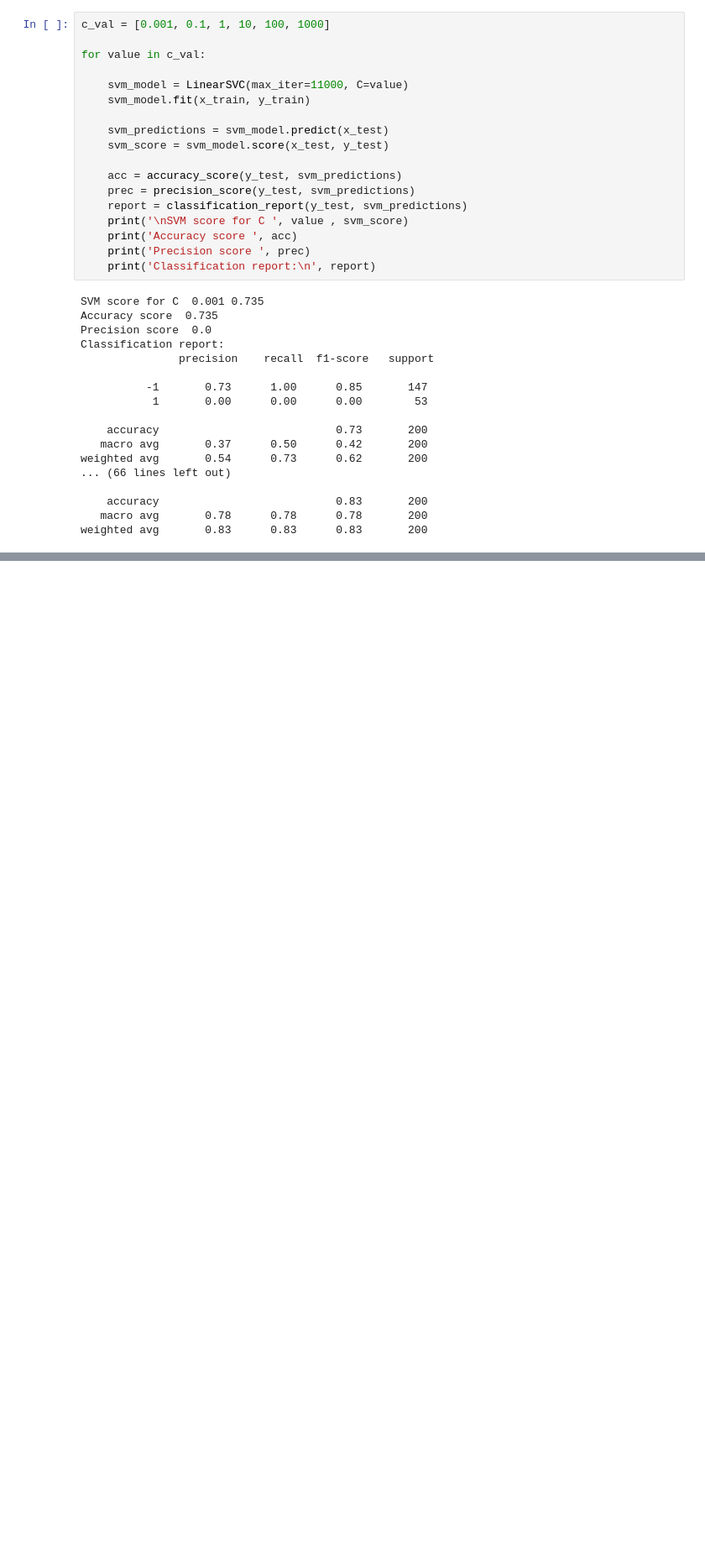
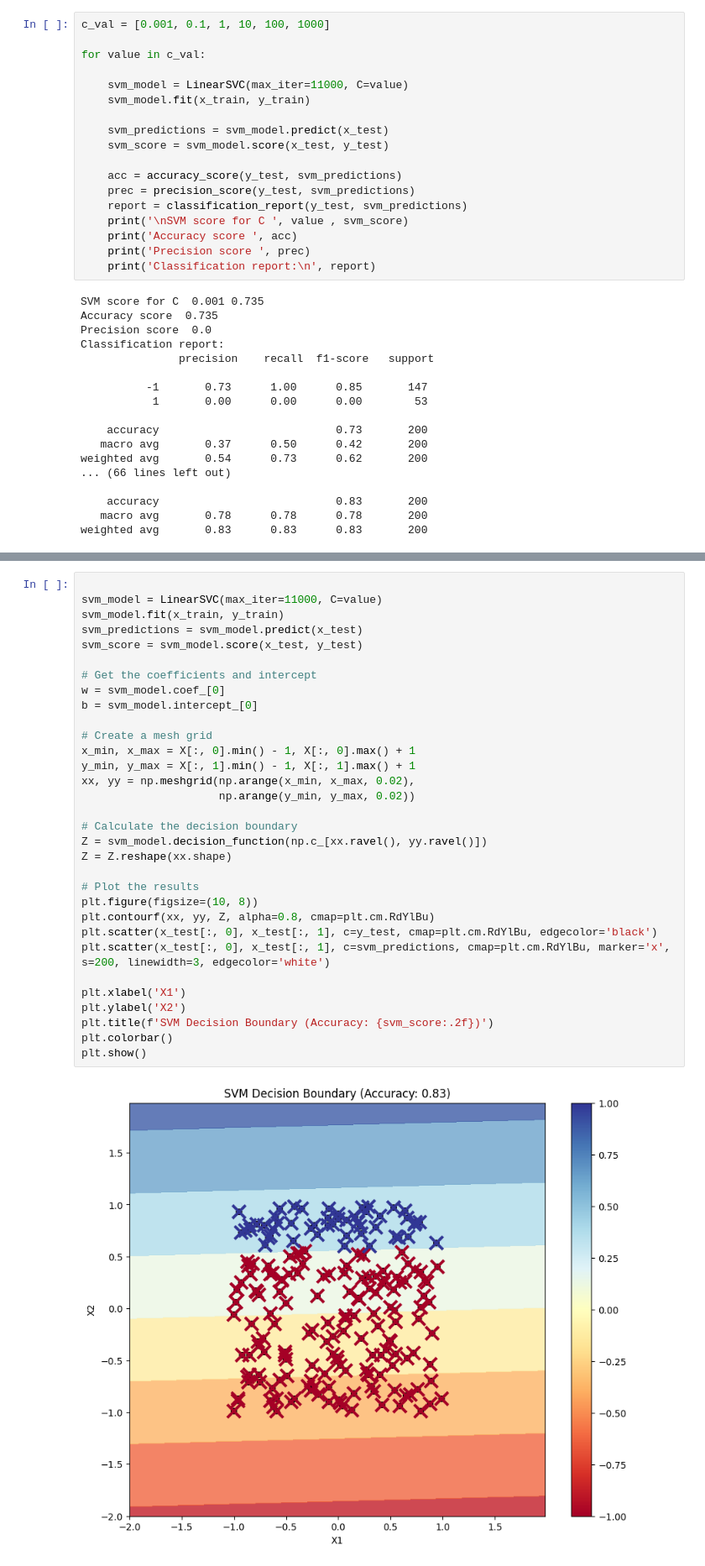
Before and after one commit to jariel17/classification_model_example, a Jupyter notebook: S2_Tarea.ipynb, the cells around one changed output, grey strips where cells are left out. Shown at 84% size. Drawn from its saved outputs; the diff is of its cells as text; blank space fills up the shorter version.

```diff
--- a/S2_Tarea.ipynb
+++ b/S2_Tarea.ipynb
@@ -221,0 +477,34 @@ weighted avg       0.83      0.83      0.83       200
+# %%
+
+svm_model = LinearSVC(max_iter=11000, C=value)
+svm_model.fit(x_train, y_train)
+svm_predictions = svm_model.predict(x_test)
+svm_score = svm_model.score(x_test, y_test)
+
+# Get the coefficients and intercept
+w = svm_model.coef_[0]
+b = svm_model.intercept_[0]
+
+# Create a mesh grid
+x_min, x_max = X[:, 0].min() - 1, X[:, 0].max() + 1
+y_min, y_max = X[:, 1].min() - 1, X[:, 1].max() + 1
+xx, yy = np.meshgrid(np.arange(x_min, x_max, 0.02),
+                     np.arange(y_min, y_max, 0.02))
+
+# Calculate the decision boundary
+Z = svm_model.decision_function(np.c_[xx.ravel(), yy.ravel()])
+Z = Z.reshape(xx.shape)
+
+# Plot the results
+plt.figure(figsize=(10, 8))
+plt.contourf(xx, yy, Z, alpha=0.8, cmap=plt.cm.RdYlBu)
+plt.scatter(x_test[:, 0], x_test[:, 1], c=y_test, cmap=plt.cm.RdYlBu, edgecolor='black')
+plt.scatter(x_test[:, 0], x_test[:, 1], c=svm_predictions, cmap=plt.cm.RdYlBu, marker='x', s=200, linewidth=3, edgecolor='white')
+
+plt.xlabel('X1')
+plt.ylabel('X2')
+plt.title(f'SVM Decision Boundary (Accuracy: {svm_score:.2f})')
+plt.colorbar()
+plt.show()
+# %% [output]
+[figure, added]
```
Also changed, not shown: parts of 4 cells of this notebook.
